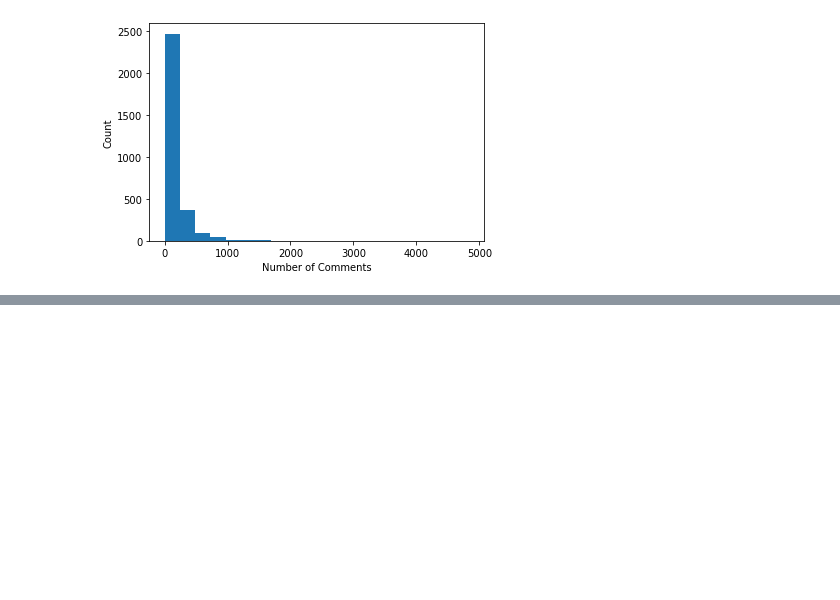
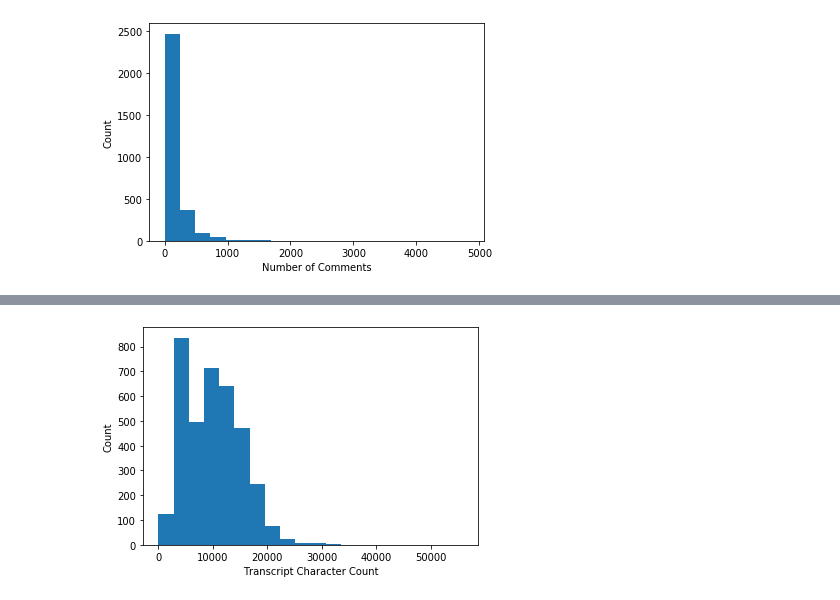
Before and after one commit to rweng18/ted_talks, a Jupyter notebook: 03_eda.ipynb, the cells around one changed output, grey strips where cells are left out. Saved outputs shown, nothing was run; the diff lists cells and outputs as text; code cells hidden in the pictures; blank space fills up the shorter version.

```diff
--- a/03_eda.ipynb
+++ b/03_eda.ipynb
@@ -81,0 +132,6 @@ plt.ylabel('Count');
+# %%
+plt.hist(talk_df.transcript_cc, bins = 20);
+plt.xlabel('Transcript Character Count');
+plt.ylabel('Count');
+# %% [output]
+[figure, added]
```
Also changed, not shown: parts of 102 cells of this notebook.
